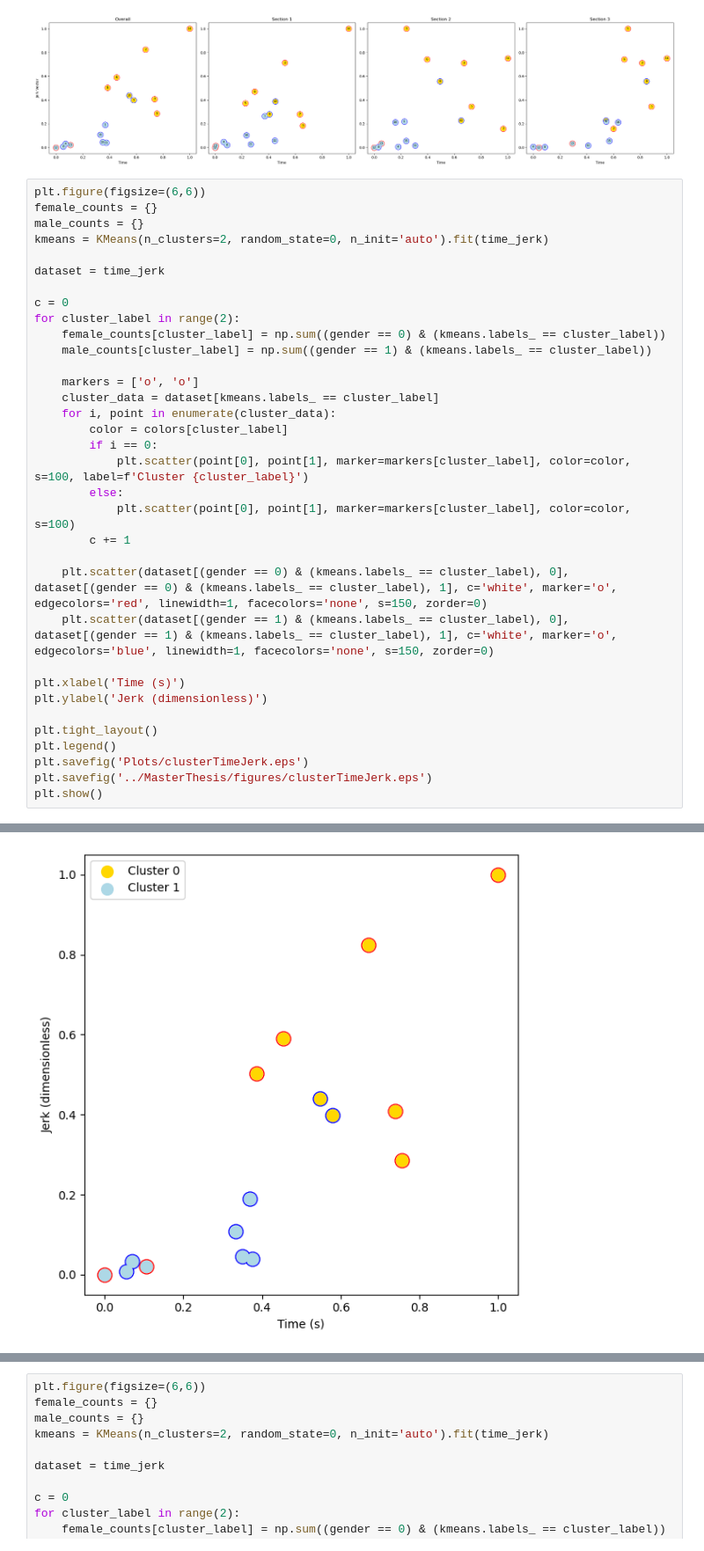
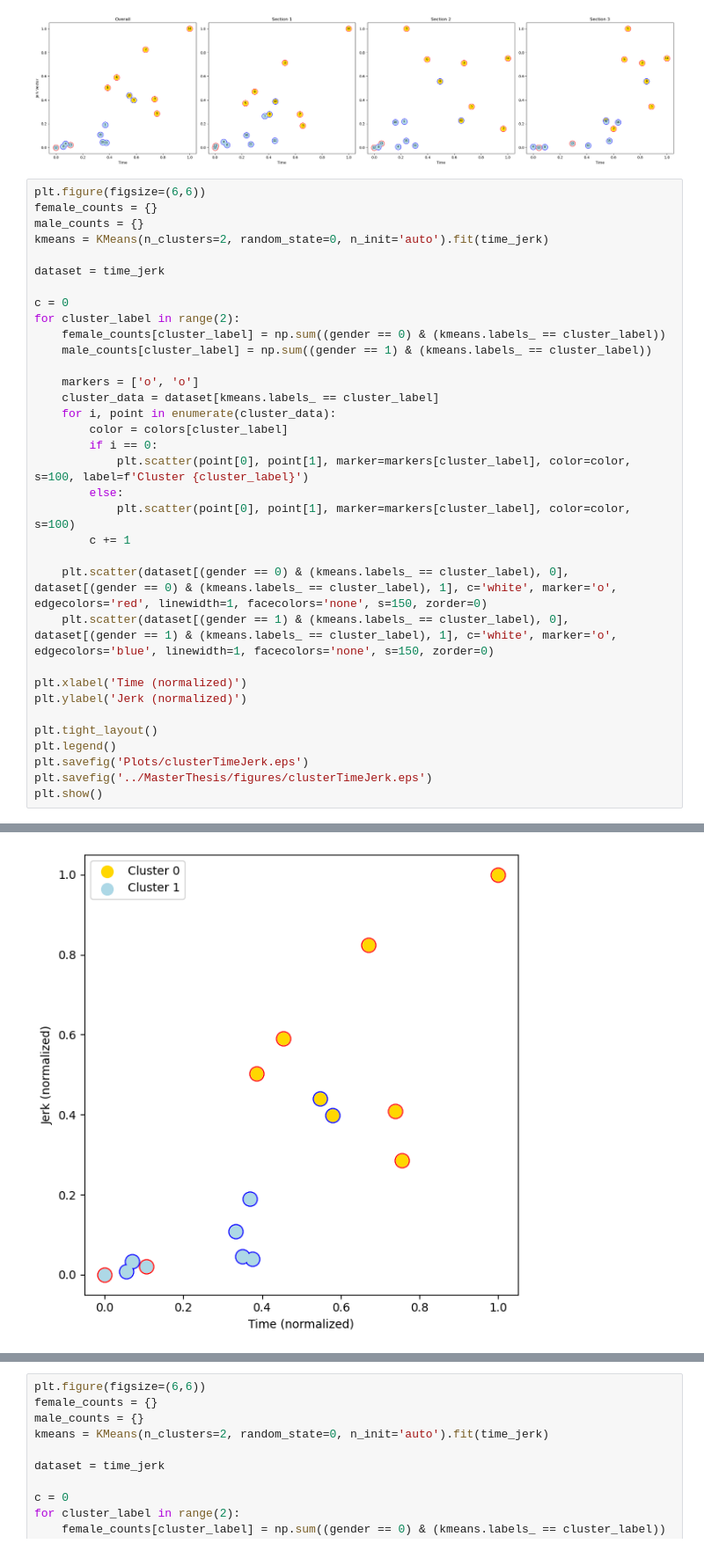
Before and after one commit to doertiboy/MasterStudy, a Jupyter notebook: 03_Clustering.ipynb, the cells around one changed output, grey strips where cells are left out. Shown at 88% size. Drawn from its saved outputs; the diff is of its cells as text.

```diff
--- a/03_Clustering.ipynb
+++ b/03_Clustering.ipynb
@@ -152,33 +153,33 @@ kmeans = KMeans(n_clusters=2, random_state=0, n_init='auto').fit(time_jerk)
 
 dataset = time_jerk
 
 c = 0
 for cluster_label in range(2):
     female_counts[cluster_label] = np.sum((gender == 0) & (kmeans.labels_ == cluster_label))
     male_counts[cluster_label] = np.sum((gender == 1) & (kmeans.labels_ == cluster_label))
 
     markers = ['o', 'o']
     cluster_data = dataset[kmeans.labels_ == cluster_label]
     for i, point in enumerate(cluster_data):
         color = colors[cluster_label]
         if i == 0:
             plt.scatter(point[0], point[1], marker=markers[cluster_label], color=color, s=100, label=f'Cluster {cluster_label}')
         else:
             plt.scatter(point[0], point[1], marker=markers[cluster_label], color=color, s=100)
         c += 1
 
     plt.scatter(dataset[(gender == 0) & (kmeans.labels_ == cluster_label), 0], dataset[(gender == 0) & (kmeans.labels_ == cluster_label), 1], c='white', marker='o', edgecolors='red', linewidth=1, facecolors='none', s=150, zorder=0)
     plt.scatter(dataset[(gender == 1) & (kmeans.labels_ == cluster_label), 0], dataset[(gender == 1) & (kmeans.labels_ == cluster_label), 1], c='white', marker='o', edgecolors='blue', linewidth=1, facecolors='none', s=150, zorder=0)
 
-plt.xlabel('Time (s)')
-plt.ylabel('Jerk (dimensionless)')
+plt.xlabel('Time (normalized)')
+plt.ylabel('Jerk (normalized)')
 
 plt.tight_layout()
 plt.legend()
 plt.savefig('Plots/clusterTimeJerk.eps')
 plt.savefig('../MasterThesis/figures/clusterTimeJerk.eps')
 plt.show()
 # %% [output]
 The PostScript backend does not support transparency; partially transparent artists will be rendered opaque.
 The PostScript backend does not support transparency; partially transparent artists will be rendered opaque.
-[figure, old version]
+[figure, new version]
```
Also changed, not shown: parts of 7 cells of this notebook, 5 other files.
